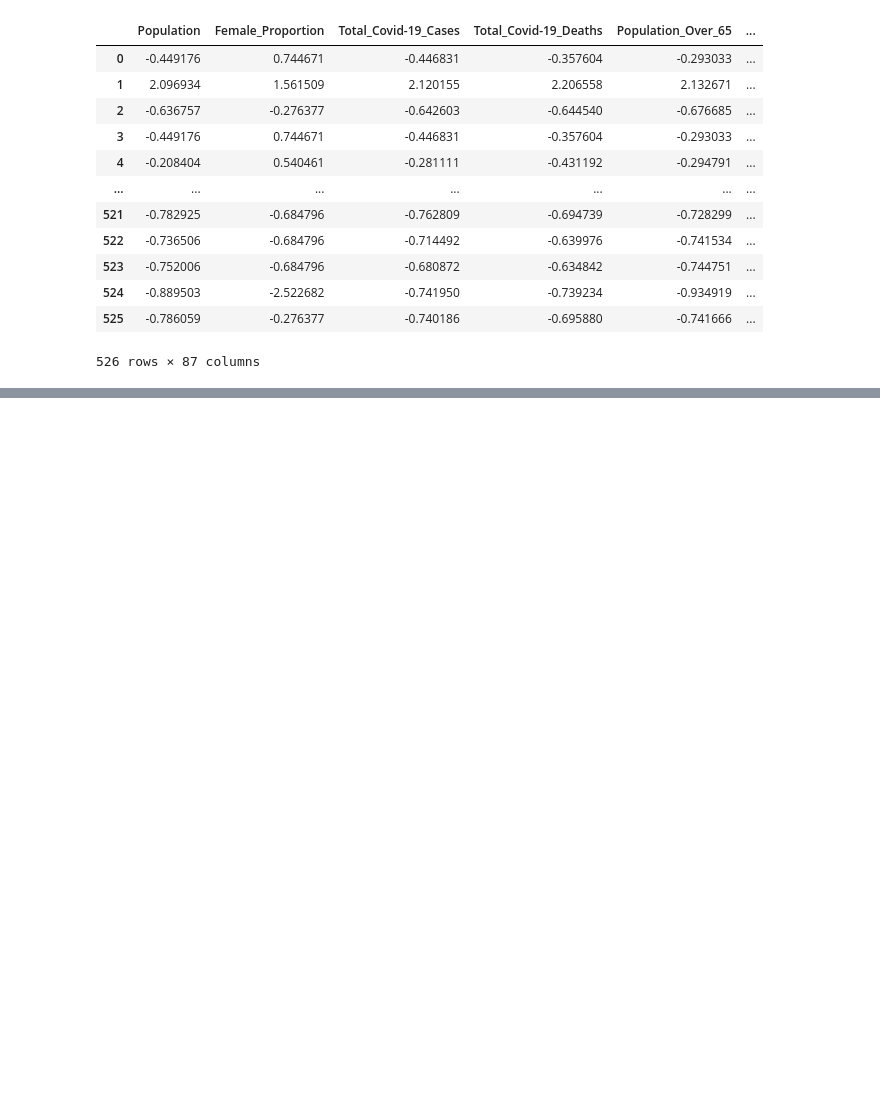
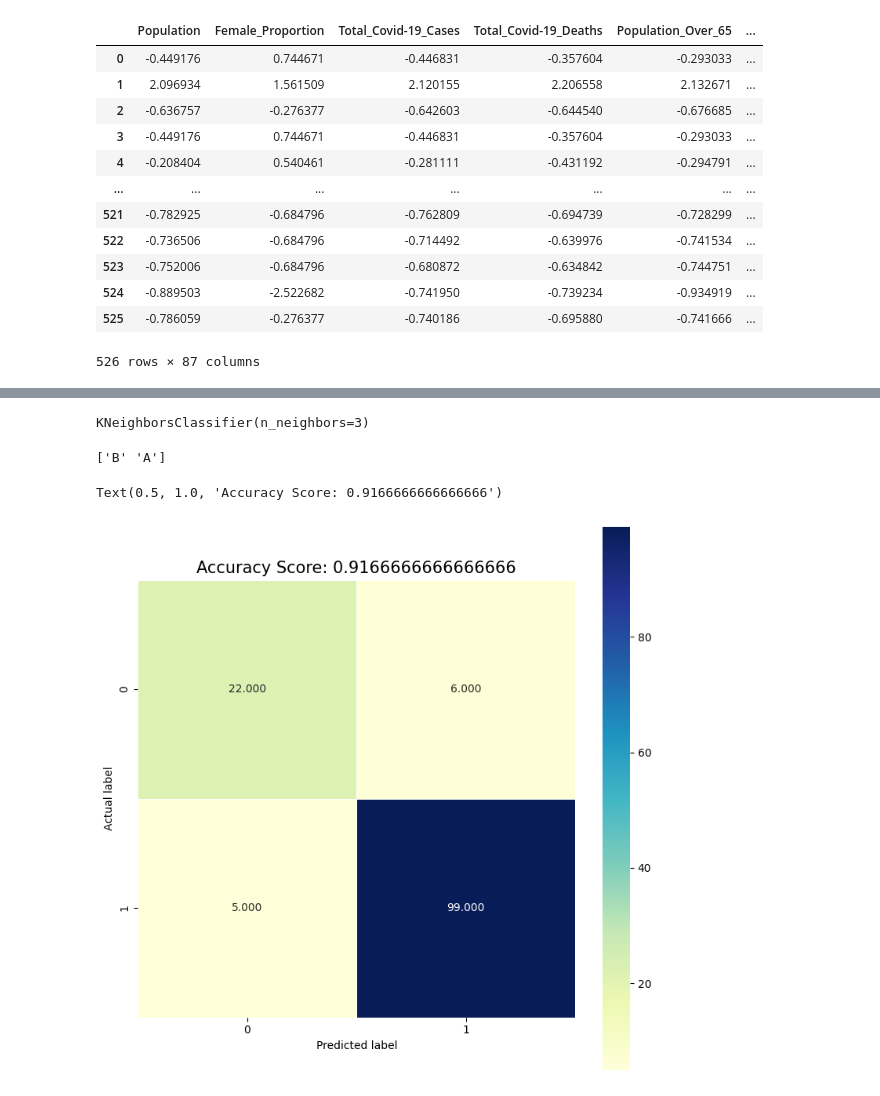
Before and after one commit to Alexander-Gebreamlak/COVID-19-Mortality-in-Ontario-Nursing-Homes, a Jupyter notebook: Covid-19 Ontario Mortality Nursing Home Analysis.ipynb, the cells around one changed output, grey strips where cells are left out. Saved outputs shown, nothing was run; the diff lists cells and outputs as text; code cells hidden in the pictures; blank space fills up the shorter version.

```diff
--- a/Covid-19 Ontario Mortality Nursing Home Analysis.ipynb
+++ b/Covid-19 Ontario Mortality Nursing Home Analysis.ipynb
@@ -140,18 +141,11 @@ Q4_df
 | 525 | -0.786059 | -0.276377 | -0.740186 | -0.695880 | -0.741666 | ... |
 526 rows × 87 columns
 # %%
-from sklearn.impute import IterativeImputer
-
 x = Q4_df.drop(["Death_Rate_Category"], axis=1)
 # Keep only numerical columns
 x = Q4_df.select_dtypes(include=['float64', 'int64'])
+x = x.fillna(x.interpolate(method='linear'))
+#Hi Jude sorry for the arbitrary imputation method, I wanted to do something more thorough and well thought out like Iterativeimputer or KNNImputer, however, it did not entirely remove all the missing values - kept getting warning "Early stopping criterion not reached". I'll find out later where I went wrong.
+# Also I know you mentioned to use all predictors but, numeric encoding for all categorical variables (n = 27) was taking extremely long.
 
-impute_it = IterativeImputer()
-impute_it.fit_transform(x)
-
-# from sklearn.impute import KNNImputer
-# impute_knn = KNNImputer(n_neighbours = 2)
-# impute_knn.fit_transform(x)
-
-
-#Hi Jude sorry for the arbitrary imputation method, I wanted to do something more thorough and well thought out, however, it was taking very long
+y = Q4_df['Death_Rate_Category']
@@ -175,0 +196,9 @@ X_train, X_test, y_train, y_test = train_test_split(x,y,test_size=0.25, random_s
+# %%
+# split X and y into training and testing sets
+X_train, X_test, y_train, y_test = train_test_split(x, y, test_size=0.25, random_state=16)
+# %%
+#Fitting and Evaluating the Model
+knn = KNeighborsClassifier(n_neighbors=3)
+knn.fit(X_train, y_train)
+# %% [output]
+KNeighborsClassifier(n_neighbors=3)
@@ -175,0 +207,18 @@ X_train, X_test, y_train, y_test = train_test_split(x,y,test_size=0.25, random_s
+# %%
+print(y_train.unique())
+# %% [output]
+['B' 'A']
+# %%
+# Predict Output
+cm = metrics.confusion_matrix(y_test, knn.predict(X_test))
+score = knn.score(X_test, y_test)
+
+plt.figure(figsize=(9, 9))
+sns.heatmap(cm, annot=True, fmt=".3f", linewidths=.5, square=True, cmap='YlGnBu')
+plt.ylabel('Actual label')
+plt.xlabel('Predicted label')
+all_sample_title = 'Accuracy Score: {0}'.format(score)
+plt.title(all_sample_title, size=15)
+# %% [output]
+Text(0.5, 1.0, 'Accuracy Score: 0.9166666666666666')
+[figure, added]
```
Also changed, not shown: parts of 16 cells of this notebook.
